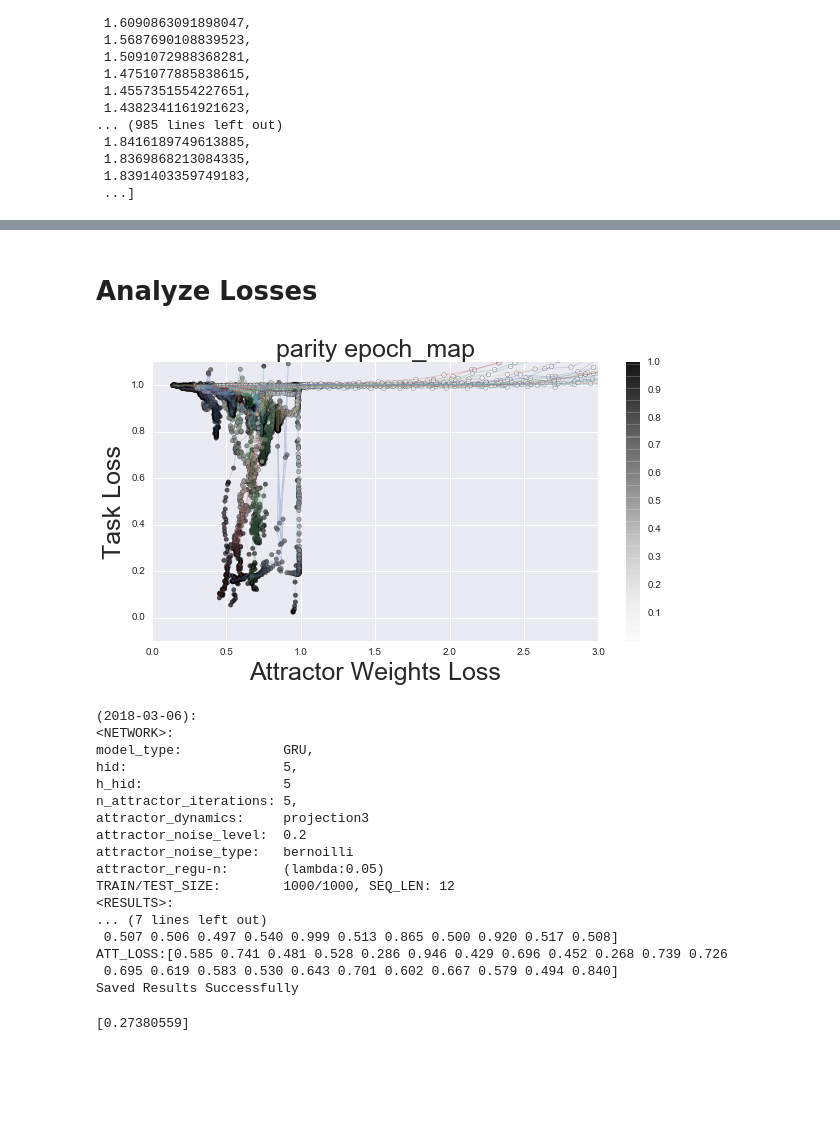
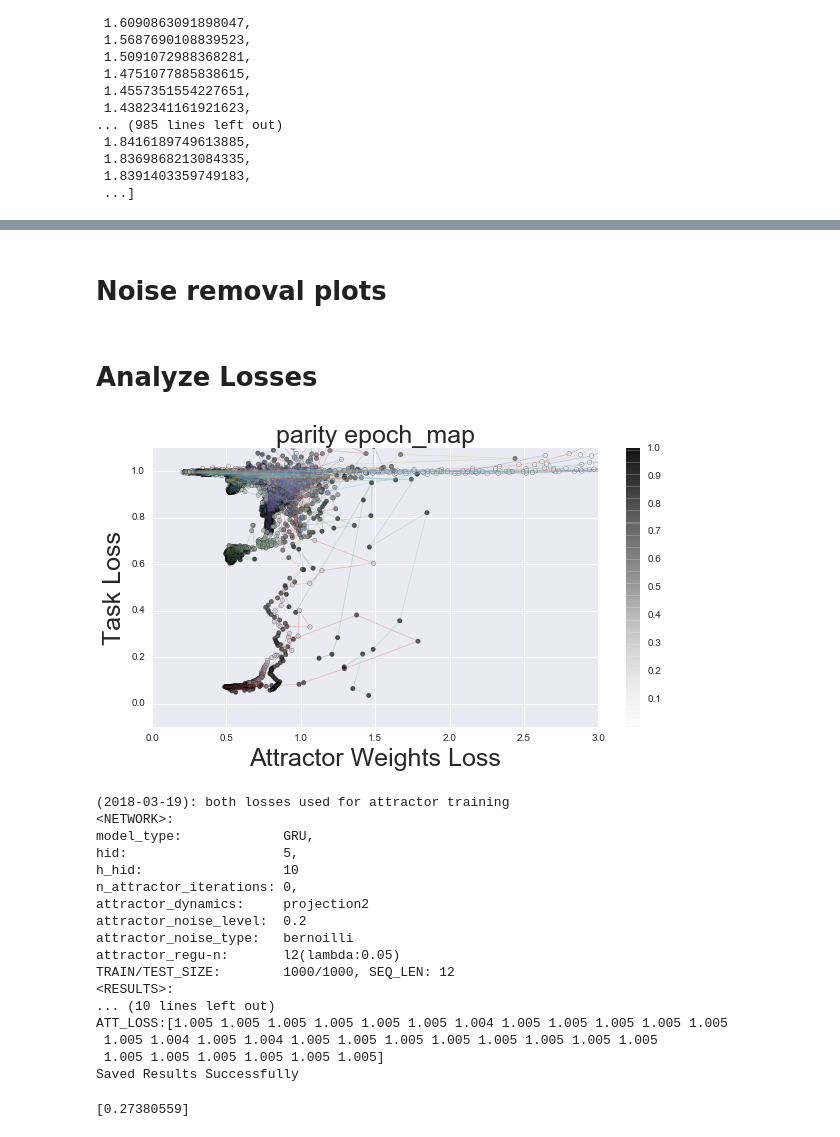
Before and after one commit to d-kz/attractor_net_notebooks, a Jupyter notebook: working_with_model.ipynb, the cells around one changed output, grey strips where cells are left out. Drawn from its saved outputs; the diff is of its cells as text; code cells hidden in the pictures; blank space fills up the shorter version.

```diff
--- a/working_with_model.ipynb
+++ b/working_with_model.ipynb
@@ -875,0 +523,4 @@ entropy_collection1 = process_each_training_example(MIS, 'scatter_perf_entropy')
+# %%
+a = np.array([[1,0], [0,1], [0,1], [0,1]])
+print(a.shape)
+np.unique([[1,0], [0,1], [0,1], [0,1]], return_counts=True, axis=0)
@@ -977,0 +630,2 @@ plt.show()
+# %% [markdown]
+# Noise removal plots
@@ -1037,39 +688,39 @@ def plot_loss_vs_loss_vs_values_lines(x, y, values, ids_split, x_label="", y_lab
     plt.ylabel(y_label, fontsize=25)
     plt.title("{}".format(value_name), fontsize=25)
     plt.colorbar()
-    title = "experiments/figs/({})[Model<{}>(attractor<{},hid({}),h_hid({}),input_noise({})>, noise<{}>, seq_len<{}>,n_iterations<{}>), Problem<{}>][epochs<{}>, repetitions<{}>]__{}.png".format(datetime.date.today(),
+    title = "../attractor_net_notebooks/experiments/figs/({})[Model<{}>(attractor<{},hid({}),h_hid({}),input_noise({})>, noise<{}>, seq_len<{}>,n_iterations<{}>), Problem<{}>][epochs<{}>, repetitions<{}>]__{}.png".format(datetime.date.today(),
                                                            ops['model_type'],
                                                            str(ops['attractor_dynamics']),
                                                            ops['hid'],
                                                            ops['h_hid'],
                                                            INPUT_NOISE_LEVEL,
                                                            SEQ_LEN,
                                                            ops['attractor_noise_level'],
                                                            ops['n_attractor_iterations'],
                                                            ops['problem_type'],
                                                            TRAINING_EPOCHS,
                                                            N_REPLICATIONS,
                                                            ops['attractor_regularization'],
                                                            comment)
 
     plt.axis([0, 3, -0.1, 1.1])
-#     plt.savefig(title, format='png', dpi=600)
+    plt.savefig(title, format='png', dpi=600)
 
 
 epoch_normalized, ids_split = normalize_epoch_count(WS.epoch_number_history)
 plot_loss_vs_loss_vs_values_lines(WS.losses_att,
                             WS.losses_task,
                             epoch_normalized,
                             ids_split,
                            'Attractor Weights Loss',
                            'Task Loss',
                            ops['problem_type'] + ' epoch_map',
-                           comment = "Test_acc_mean<{:.4f}>".format(np.mean(saved_test_acc)))
+                           comment = "Test_acc_mean<{:.4f}>, <bothlosses>".format(np.mean(saved_test_acc)))
 # plt.savefig('figs/' + "{}vs{}vs{}__".format(x_label, y_label, value_name) +
 #                "NoiseLambda_{}__Architecture_{}".format(str(ops['attractor_noise_level']), model_type))
 plt.show()
 # %% [output]
-[figure, old version]
+[figure, new version]
 # %%
 import datetime
 
@@ -1089,7 +740,7 @@ def save_results(ops, saved_train_acc, saved_test_acc, saved_att_loss, comment):
         #         results += "{} \t {:.4f} \t {:.4f}\n".format("saved_att_loss", np.mean(saved_att_loss), np.var(saved_att_loss))
 
 
-        title = "experiments/results/{}.txt".format(ops['problem_type'])
+        title = "../attractor_net_notebooks/experiments/results/{}.txt".format(ops['problem_type'])
         text = """\n
 ({}): {}
 <NETWORK>:
@@ -1112,25 +763,25 @@ TRAIN/TEST_SIZE: \t{}/{}, SEQ_LEN: {}""".format(datetime.date.today(), comment,
             myfile.write(text)
             print("Saved Results Successfully")
 
-comment = ""
+comment = "both losses used for attractor training"
 save_results(ops, saved_train_acc, saved_test_acc, saved_att_loss, comment)
 # %% [output]
-(2018-03-06):
+(2018-03-19): both losses used for attractor training
 <NETWORK>:
 model_type:             GRU,
 hid:                    5,
-h_hid:                  5
-n_attractor_iterations: 5,
-attractor_dynamics:     projection3
+h_hid:                  10
+n_attractor_iterations: 0,
+attractor_dynamics:     projection2
 attractor_noise_level:  0.2
 attractor_noise_type:   bernoilli
-attractor_regu-n:       (lambda:0.05)
+attractor_regu-n:       l2(lambda:0.05)
 TRAIN/TEST_SIZE:        1000/1000, SEQ_LEN: 12
 <RESULTS>:
-... (7 lines left out)
- 0.507 0.506 0.497 0.540 0.999 0.513 0.865 0.500 0.920 0.517 0.508]
-ATT_LOSS:[0.585 0.741 0.481 0.528 0.286 0.946 0.429 0.696 0.452 0.268 0.739 0.726
- 0.695 0.619 0.583 0.530 0.643 0.701 0.602 0.667 0.579 0.494 0.840]
+... (10 lines left out)
+ATT_LOSS:[1.005 1.005 1.005 1.005 1.005 1.005 1.004 1.005 1.005 1.005 1.005 1.005
+ 1.005 1.004 1.005 1.004 1.005 1.005 1.005 1.005 1.005 1.005 1.005 1.005
+ 1.005 1.005 1.005 1.005 1.005 1.005]
 Saved Results Successfully
 # %%
 saved_att_loss
```
Also changed, not shown: parts of 15 cells of this notebook.
